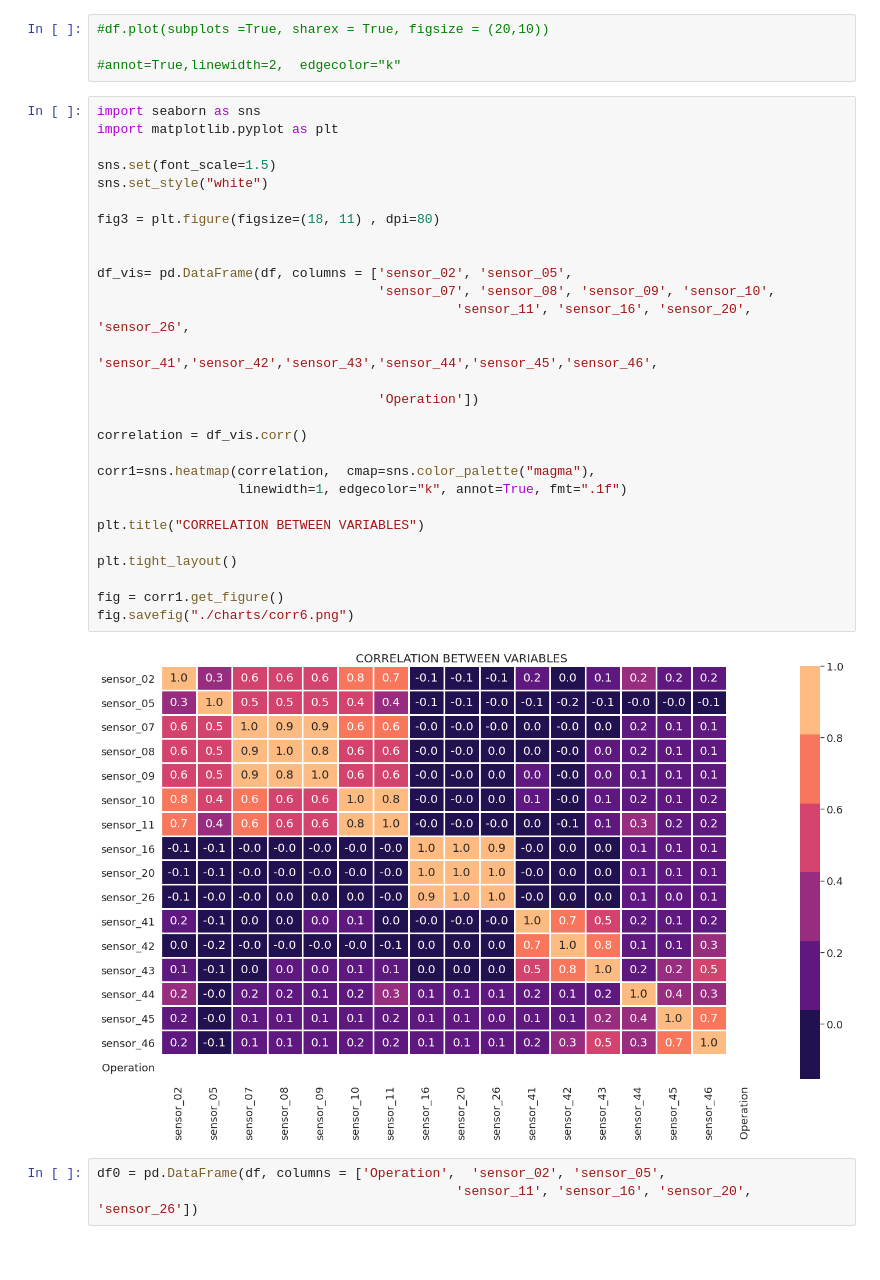
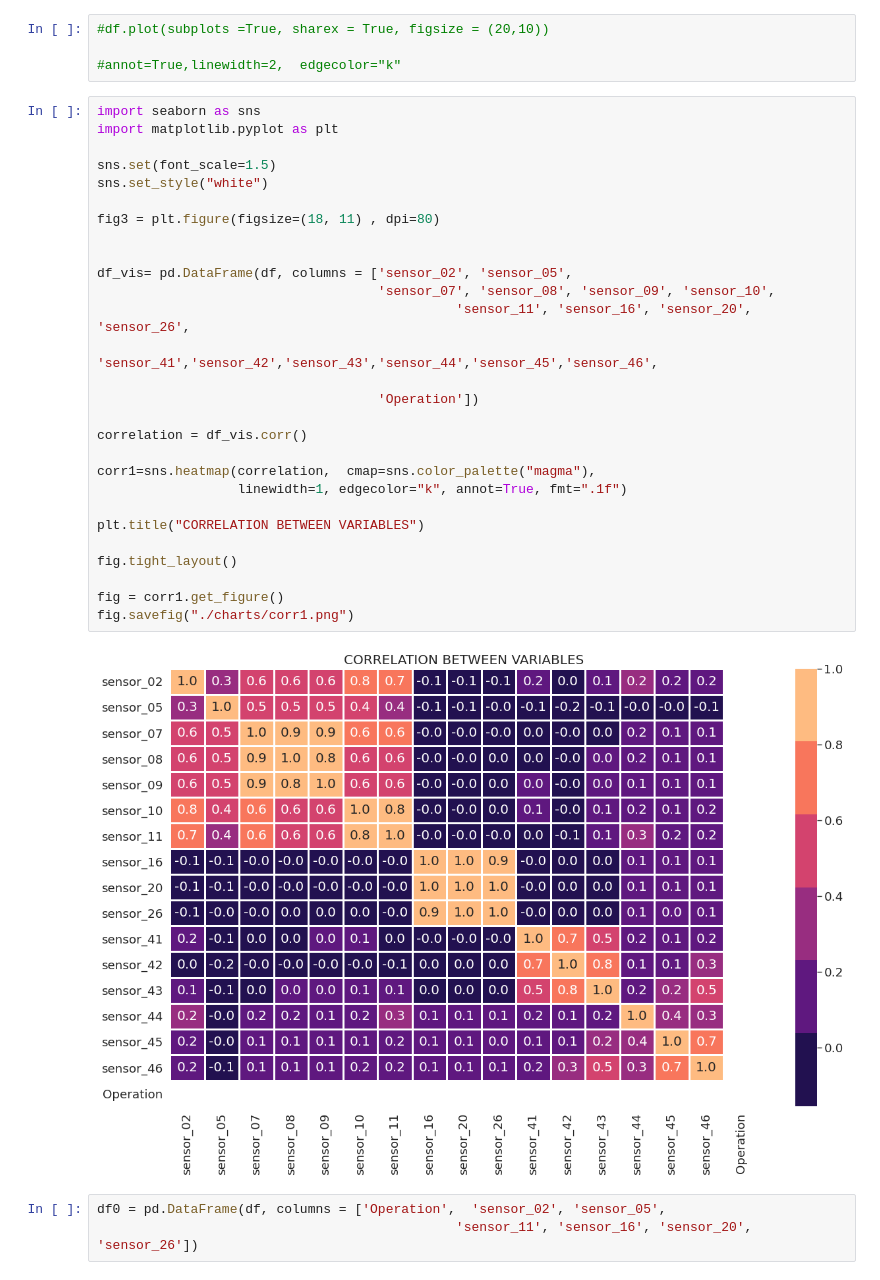
Before and after one commit to fatemehsrz/ToolKit_for_DataScience, a Jupyter notebook: Time_Series.ipynb, the cells around one changed output. Cells and saved outputs as stored; diff of their text form.

```diff
--- a/Time_Series.ipynb
+++ b/Time_Series.ipynb
@@ -278,33 +278,33 @@ CV mean score: nan, std: nan.
 # %%
 import seaborn as sns
 import matplotlib.pyplot as plt
 
 sns.set(font_scale=1.5)
 sns.set_style("white")
 
 fig3 = plt.figure(figsize=(18, 11) , dpi=80)
 
 
 df_vis= pd.DataFrame(df, columns = ['sensor_02', 'sensor_05',
                                     'sensor_07', 'sensor_08', 'sensor_09', 'sensor_10',
                                               'sensor_11', 'sensor_16', 'sensor_20', 'sensor_26',
                                     'sensor_41','sensor_42','sensor_43','sensor_44','sensor_45','sensor_46',
 
                                     'Operation'])
 
 correlation = df_vis.corr()
 
 corr1=sns.heatmap(correlation,  cmap=sns.color_palette("magma"),
                   linewidth=1, edgecolor="k", annot=True, fmt=".1f")
 
 plt.title("CORRELATION BETWEEN VARIABLES")
 
-plt.tight_layout()
+fig.tight_layout()
 
 fig = corr1.get_figure()
-fig.savefig("./charts/corr6.png")
+fig.savefig("./charts/corr1.png")
 # %% [output]
-[figure, old version]
+[figure, new version]
 # %%
 df0 = pd.DataFrame(df, columns = ['Operation',  'sensor_02', 'sensor_05',
                                               'sensor_11', 'sensor_16', 'sensor_20', 'sensor_26'])
```
Also changed, not shown: 2 other files.
